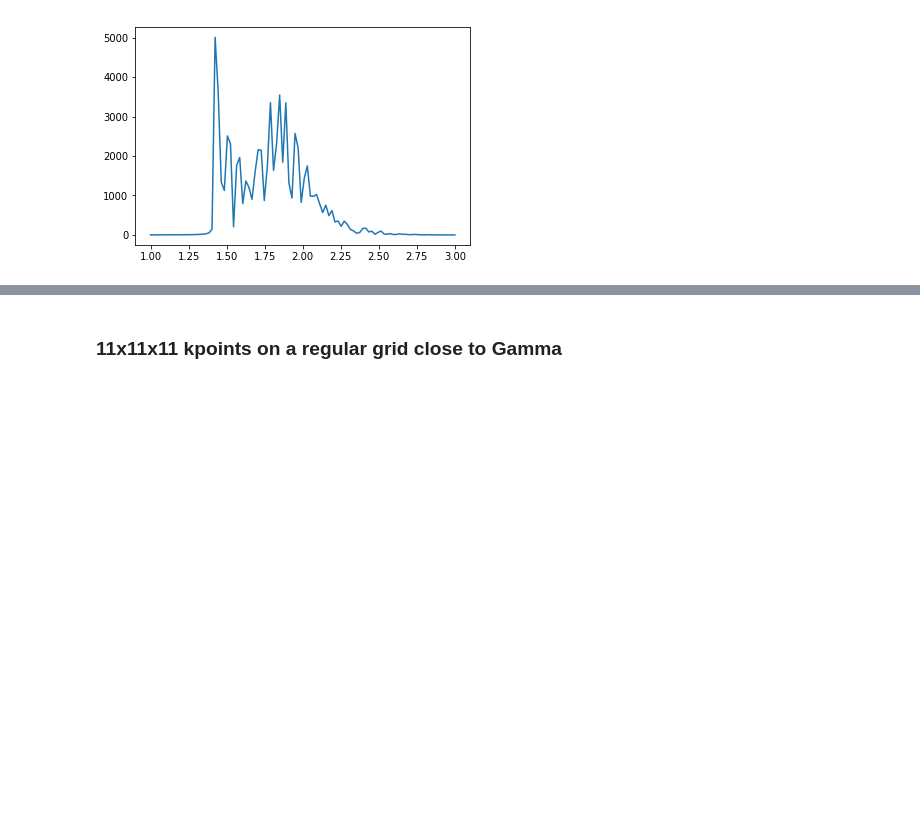
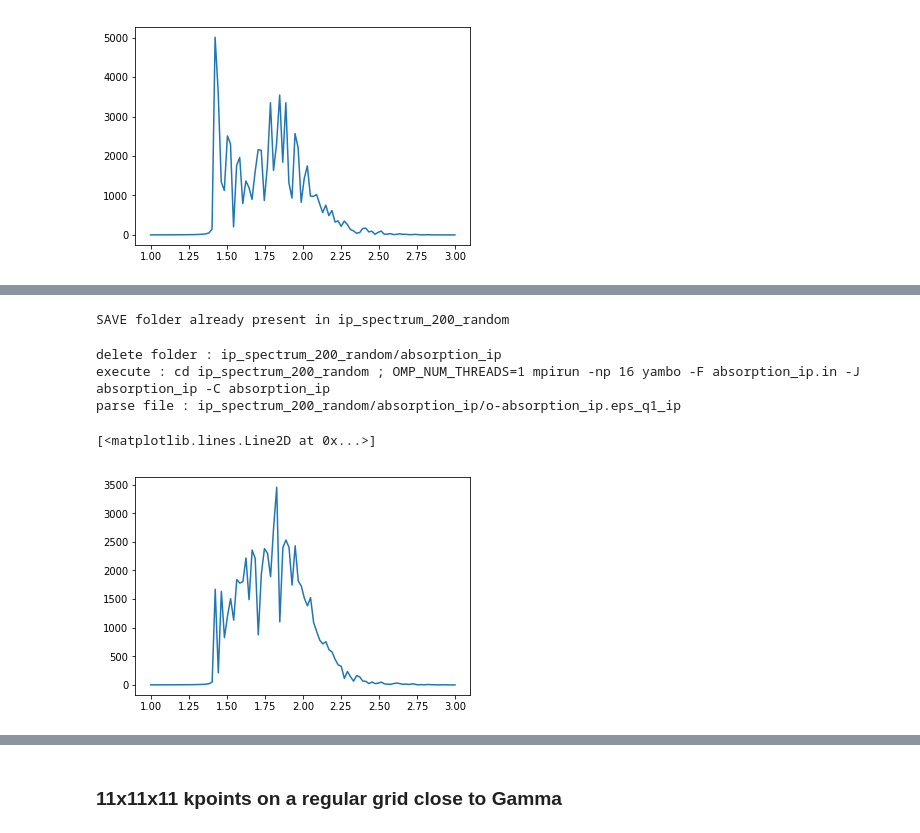
Before and after one commit to marcodalessandro76/Generation-and-decay-of-the-degree-of-spin-polarization-in-GaAs, a Jupyter notebook: Absorption_spectrum_ip.ipynb, the cells around one changed output, grey strips where cells are left out. Saved outputs shown, nothing was run; the diff lists cells and outputs as text; code cells hidden in the pictures; blank space fills up the shorter version.

```diff
--- a/Absorption_spectrum_ip.ipynb
+++ b/Absorption_spectrum_ip.ipynb
@@ -238,0 +246,7 @@ plt.plot(res.E,res.Im)
+# %%
+ip_200_random = D.Dataset(label='200_random',run_dir='ip_spectrum_200_random',pre_processing='yambo')
+# %%
+source = 'nscf/bnds_12-kpoints_200-sampling_random.save'
+ip_200_random.pre_processing_function(source_dir=source)
+# %% [output]
+SAVE folder already present in ip_spectrum_200_random
@@ -238,0 +264,12 @@ plt.plot(res.E,res.Im)
+# %%
+ip_200_random.run()
+# %% [output]
+delete folder : ip_spectrum_200_random/absorption_ip
+execute : cd ip_spectrum_200_random ; OMP_NUM_THREADS=1 mpirun -np 16 yambo -F absorption_ip.in -J absorption_ip -C absorption_ip
+parse file : ip_spectrum_200_random/absorption_ip/o-absorption_ip.eps_q1_ip
+# %%
+res = ip_200_random.results[0]
+plt.plot(res.E,res.Im)
+# %% [output]
+[<matplotlib.lines.Line2D at 0x...>]
+[figure, added]
```
Also changed, not shown: parts of 5 cells of this notebook, 3 other files.
